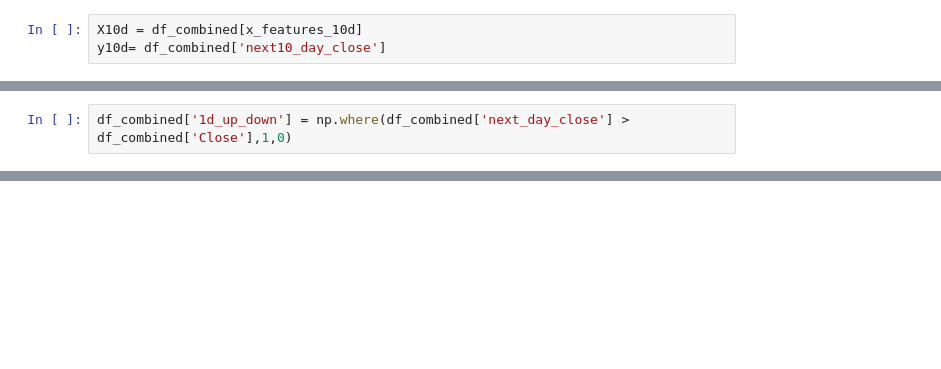
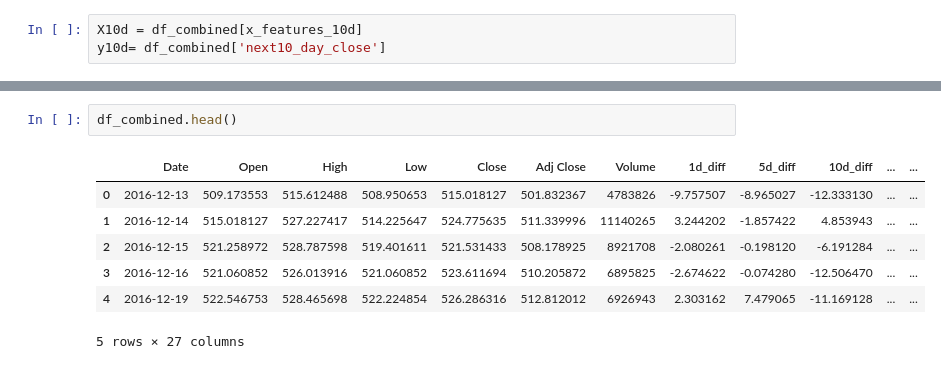
Before and after one commit to khinvasara-unnati/FoundationProject-1, a Jupyter notebook: combined.ipynb, the cells around one changed output, grey strips where cells are left out. Drawn from its saved outputs; the diff is of its cells as text; blank space fills up the shorter version.

```diff
--- a/combined.ipynb
+++ b/combined.ipynb
@@ -379,2 +370,0 @@ x_features_1d = ['Volume_100k','EMA3','EMA5','avg_senti_comp']
-# %%
-df_combined['1d_up_down'] = np.where(df_combined['next_day_close'] > df_combined['Close'],1,0)
@@ -434,0 +378,10 @@ weighted avg       0.51      0.50      0.48       416
+# %%
+df_combined.head()
+# %% [output]
+|  | Date | Open | High | Low | Close | Adj Close | Volume | 1d_diff | 5d_diff | 10d_diff | ... | ... |
+| 0 | 2016-12-13 | 509.173553 | 515.612488 | 508.950653 | 515.018127 | 501.832367 | 4783826 | -9.757507 | -8.965027 | -12.333130 | ... | ... |
+| 1 | 2016-12-14 | 515.018127 | 527.227417 | 514.225647 | 524.775635 | 511.339996 | 11140265 | 3.244202 | -1.857422 | 4.853943 | ... | ... |
+| 2 | 2016-12-15 | 521.258972 | 528.787598 | 519.401611 | 521.531433 | 508.178925 | 8921708 | -2.080261 | -0.198120 | -6.191284 | ... | ... |
+| 3 | 2016-12-16 | 521.060852 | 526.013916 | 521.060852 | 523.611694 | 510.205872 | 6895825 | -2.674622 | -0.074280 | -12.506470 | ... | ... |
+| 4 | 2016-12-19 | 522.546753 | 528.465698 | 522.224854 | 526.286316 | 512.812012 | 6926943 | 2.303162 | 7.479065 | -11.169128 | ... | ... |
+5 rows × 27 columns
```
Also changed, not shown: parts of 37 cells of this notebook, 4 other files.
